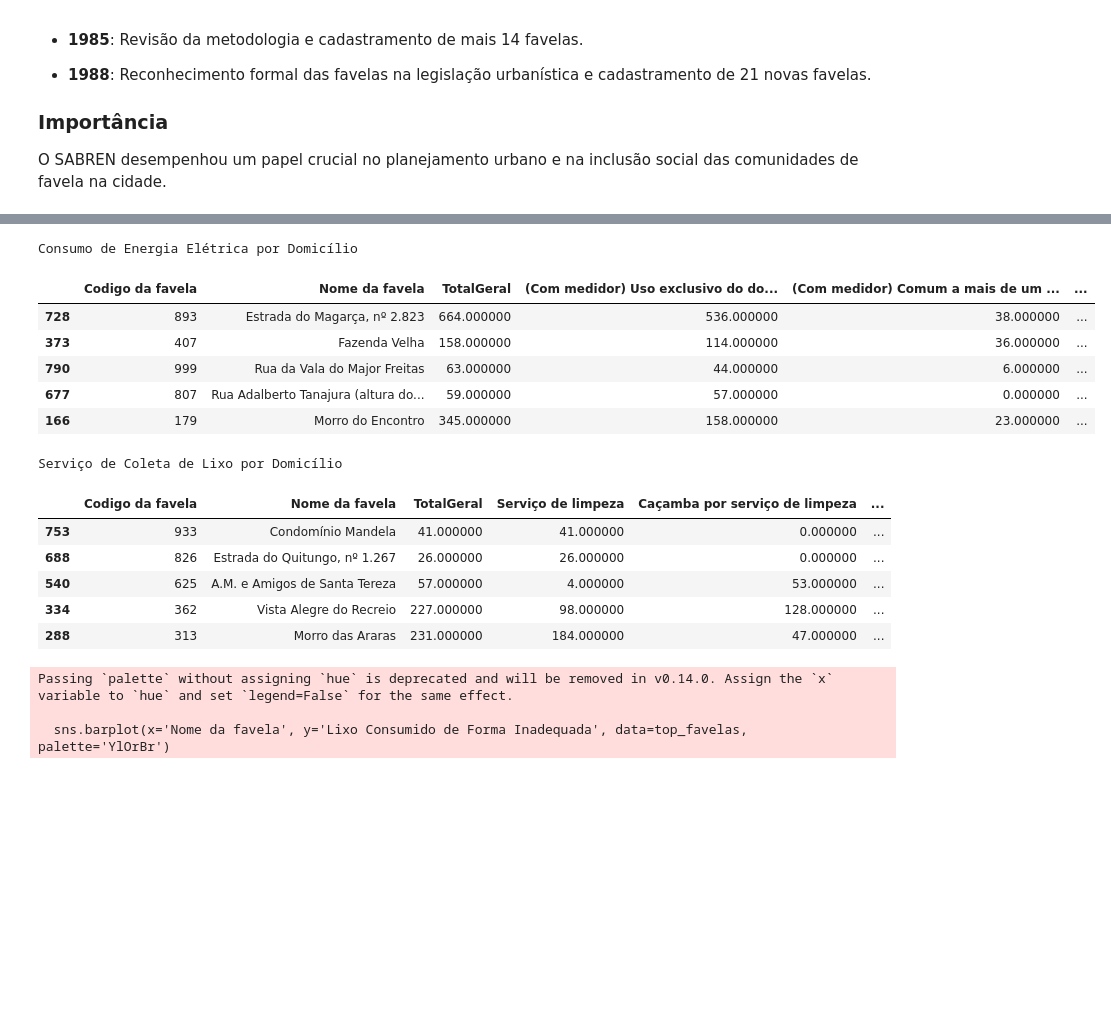
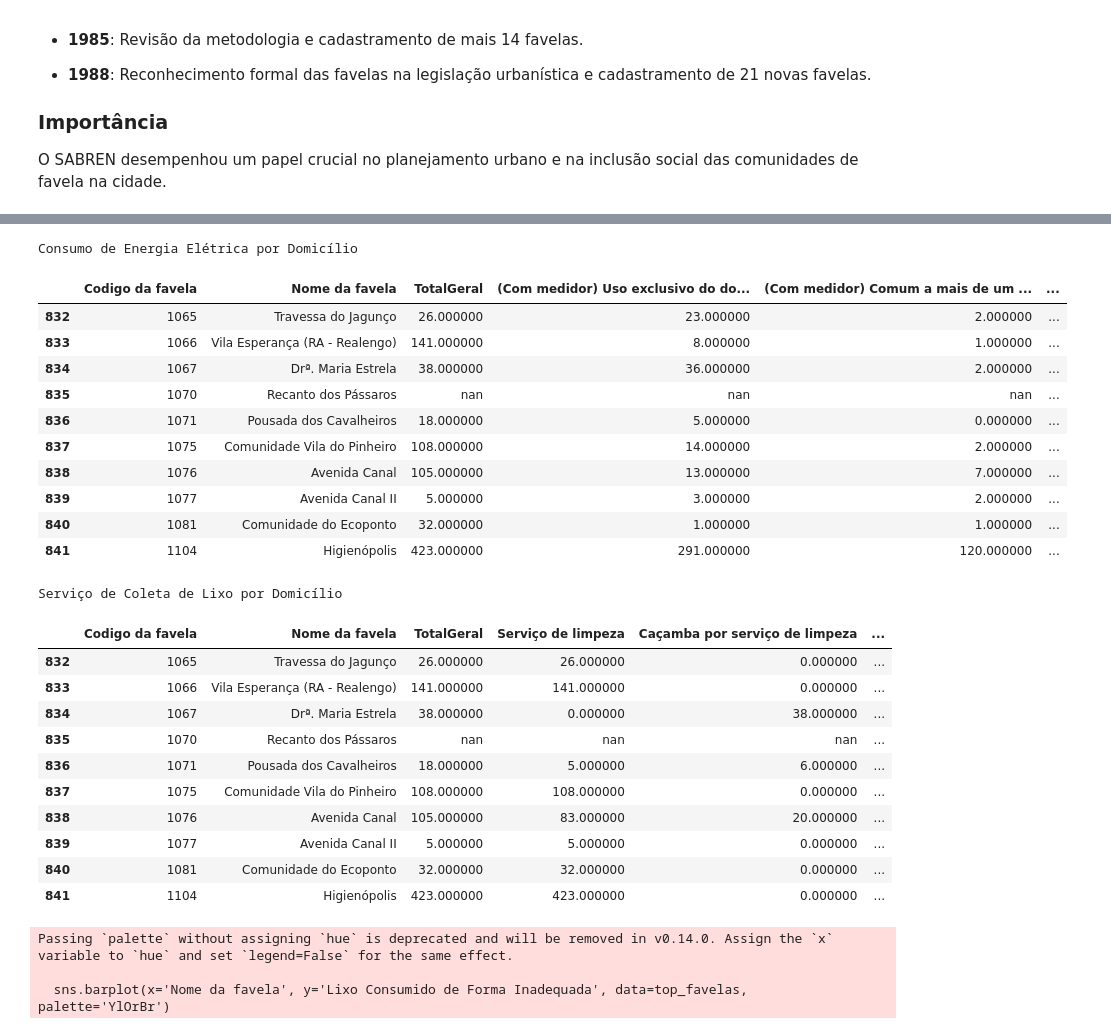
Before and after one commit to powerandcontrol/Estudo-Analitico-sobre-Favelizacao-na-cidade-do-Rio-de-Janeiro, a Jupyter notebook: notebooks/SABREN.ipynb, the cells around one changed output, grey strips where cells are left out. Cells and saved outputs as stored; diff of their text form; code cells hidden in the pictures; blank space fills up the shorter version.

```diff
--- a/notebooks/SABREN.ipynb
+++ b/notebooks/SABREN.ipynb
@@ -104,35 +114,40 @@ domicilios_energia = 'Domicílios Energia Elétrica.xlsx'
 df = pd.read_excel(domicilios_energia)
 # %%
 # Estilizando o DataFrame
-df_estilizado_2 = df.sample(5).style.set_table_attributes('style="width: 40%; margin: auto;"') \
+df_estilizado_2 = df.tail(10).style.set_table_attributes('style="width: 40%; margin: auto;"') \
                     .set_caption("Consumo de Energia Elétrica por Domicílio") \
                     .set_table_styles(
                         [{'selector': 'th',
                           'props': [('background-color', '#239dce'),
                                     ('color', 'white'),
                                     ('font-weight', 'bold')]},
                          {'selector': 'td',
                           'props': [('padding', '10px'),
                                     ('border', '1px solid #ddd')]}]
                     ).set_properties(**{'text-align': 'center'})
 
 # Exibir o DataFrame estilizado
 df_estilizado_2
 # %% [output]
 Consumo de Energia Elétrica por Domicílio
 |  | Codigo da favela | Nome da favela | TotalGeral | (Com medidor) Uso exclusivo do do... | (Com medidor) Comum a mais de um ... | ... |
-| 728 | 893 | Estrada do Magarça, nº 2.823 | 664.000000 | 536.000000 | 38.000000 | ... |
-| 373 | 407 | Fazenda Velha | 158.000000 | 114.000000 | 36.000000 | ... |
-| 790 | 999 | Rua da Vala do Major Freitas | 63.000000 | 44.000000 | 6.000000 | ... |
-| 677 | 807 | Rua Adalberto Tanajura (altura do... | 59.000000 | 57.000000 | 0.000000 | ... |
-| 166 | 179 | Morro do Encontro | 345.000000 | 158.000000 | 23.000000 | ... |
+| 832 | 1065 | Travessa do Jagunço | 26.000000 | 23.000000 | 2.000000 | ... |
+| 833 | 1066 | Vila Esperança (RA - Realengo) | 141.000000 | 8.000000 | 1.000000 | ... |
+| 834 | 1067 | Drª. Maria Estrela | 38.000000 | 36.000000 | 2.000000 | ... |
+| 835 | 1070 | Recanto dos Pássaros | nan | nan | nan | ... |
+| 836 | 1071 | Pousada dos Cavalheiros | 18.000000 | 5.000000 | 0.000000 | ... |
+| 837 | 1075 | Comunidade Vila do Pinheiro | 108.000000 | 14.000000 | 2.000000 | ... |
+| 838 | 1076 | Avenida Canal | 105.000000 | 13.000000 | 7.000000 | ... |
+| 839 | 1077 | Avenida Canal II | 5.000000 | 3.000000 | 2.000000 | ... |
+| 840 | 1081 | Comunidade do Ecoponto | 32.000000 | 1.000000 | 1.000000 | ... |
+| 841 | 1104 | Higienópolis | 423.000000 | 291.000000 | 120.000000 | ... |
 # %%
 domicilios_lixo = 'Domicílios Lixo.xlsx'
 
 df = pd.read_excel(domicilios_lixo)
 # %%
 # Estilizando o DataFrame
-df_estilizado = df.sample(5).style.set_table_attributes('style="width: 40%; margin: auto;"') \
+df_estilizado = df.tail(10).style.set_table_attributes('style="width: 40%; margin: auto;"') \
                     .set_caption("Serviço de Coleta de Lixo por Domicílio") \
                     .set_table_styles(
                         [{'selector': 'th',
@@ -149,11 +164,16 @@ df_estilizado
 # %% [output]
 Serviço de Coleta de Lixo por Domicílio
 |  | Codigo da favela | Nome da favela | TotalGeral | Serviço de limpeza | Caçamba por serviço de limpeza | ... |
-| 753 | 933 | Condomínio Mandela | 41.000000 | 41.000000 | 0.000000 | ... |
-| 688 | 826 | Estrada do Quitungo, nº 1.267 | 26.000000 | 26.000000 | 0.000000 | ... |
-| 540 | 625 | A.M. e Amigos de Santa Tereza | 57.000000 | 4.000000 | 53.000000 | ... |
-| 334 | 362 | Vista Alegre do Recreio | 227.000000 | 98.000000 | 128.000000 | ... |
-| 288 | 313 | Morro das Araras | 231.000000 | 184.000000 | 47.000000 | ... |
+| 832 | 1065 | Travessa do Jagunço | 26.000000 | 26.000000 | 0.000000 | ... |
+| 833 | 1066 | Vila Esperança (RA - Realengo) | 141.000000 | 141.000000 | 0.000000 | ... |
+| 834 | 1067 | Drª. Maria Estrela | 38.000000 | 0.000000 | 38.000000 | ... |
+| 835 | 1070 | Recanto dos Pássaros | nan | nan | nan | ... |
+| 836 | 1071 | Pousada dos Cavalheiros | 18.000000 | 5.000000 | 6.000000 | ... |
+| 837 | 1075 | Comunidade Vila do Pinheiro | 108.000000 | 108.000000 | 0.000000 | ... |
+| 838 | 1076 | Avenida Canal | 105.000000 | 83.000000 | 20.000000 | ... |
+| 839 | 1077 | Avenida Canal II | 5.000000 | 5.000000 | 0.000000 | ... |
+| 840 | 1081 | Comunidade do Ecoponto | 32.000000 | 32.000000 | 0.000000 | ... |
+| 841 | 1104 | Higienópolis | 423.000000 | 423.000000 | 0.000000 | ... |
 # %%
 import matplotlib.pyplot as plt
 import seaborn as sns
```
Also changed, not shown: parts of 12 cells of this notebook, 20 other files.
